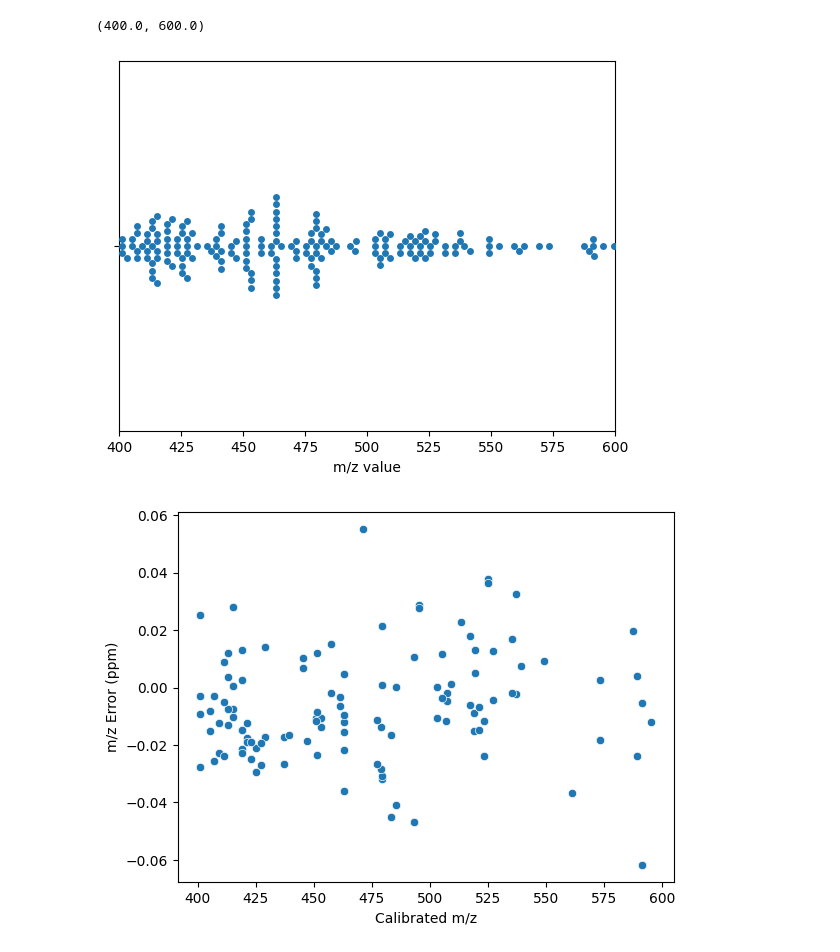
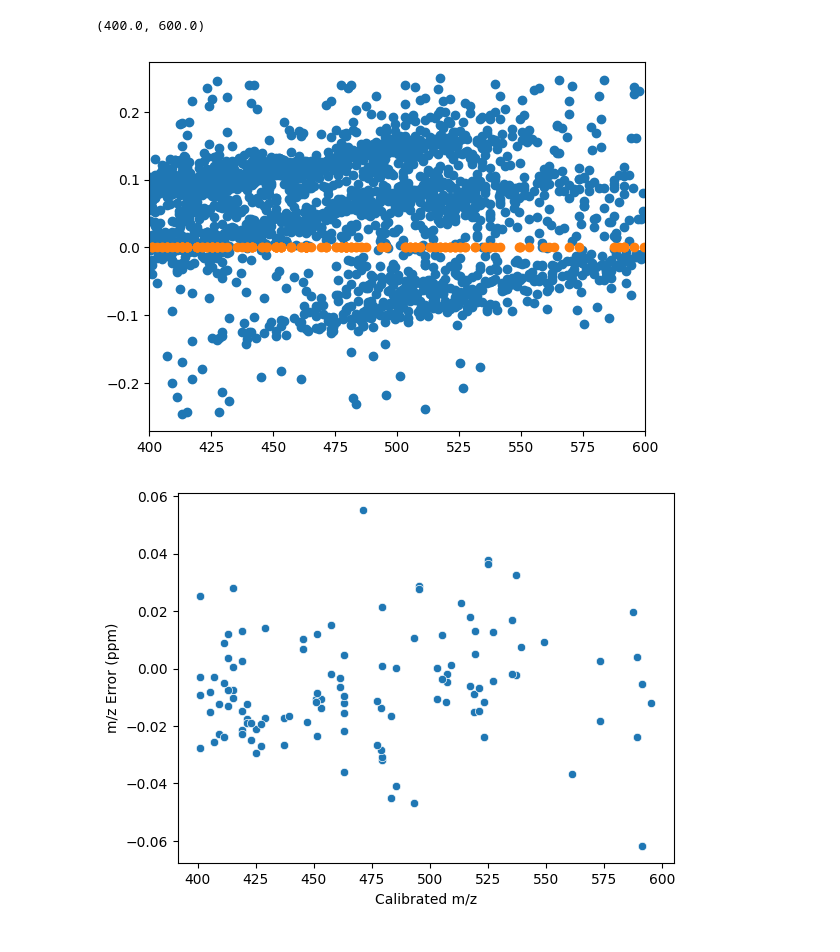
Before and after one commit to rboiteau/CoreMS, a Jupyter notebook: opt_figs-mzwindowing-spring.ipynb, the cells around one changed output. Saved outputs shown, nothing was run; the diff lists cells and outputs as text; code cells hidden in the pictures.

Commit message:
updated run scripts; lowered N max to 3; created new plotting script

```diff
--- a/opt_figs-mzwindowing-spring.ipynb
+++ b/opt_figs-mzwindowing-spring.ipynb
@@ -218,14 +218,14 @@ data_dir = drive_dir
 
 heter = ['N', 'Na', 'S', 'P', 'K', 'Cu','Fe']
 
-results = pd.read_csv(data_dir+'230328_spring-env_pos.csv')
+results = pd.read_csv(data_dir+'230329_spring-env_pos.csv')
 
 postAssignProcess(heter)
 
-results.to_csv(data_dir+'p230328_spring-env_pos.csv')
+results.to_csv(data_dir+'p230329_spring-env_pos.csv')
 
 
-data_df = pd.read_csv(data_dir+'p230328_spring-env_pos.csv'  )
+data_df = pd.read_csv(data_dir+'p230329_spring-env_pos.csv'  )
 
 data_df['Window Size (m/z)'] = data_df['Window Size (m/z)'].map(str)
 
@@ -420,14 +454,15 @@ plt.show()
 # %%
 mzref_path = '/home/dewey/CoreMS/tests/tests_data/ftms/nom_pos_cwd.ref'
 
 mzref = pd.read_csv(mzref_path)
-
+df = df_full#[df_full['mol_class'] == 'CHON']
 fig, ax = plt.subplots()
-ax = sns.swarmplot(data = mzref, ax = ax, x = 'm/z value')
+ax.scatter(df['m/z'], df['m/z Error (ppm)'])
+ax.scatter(mzref['m/z value'], mzref['m/z value']*0, color = 'C1')
 ax.set_xlim(400,600)
 # %% [output]
 (400.0, 600.0)
-[figure, old version]
+[figure, new version]
 # %%
 data_df = spring_asgn
 
```
Also changed, not shown: parts of 4 cells of this notebook, 2 other files.
